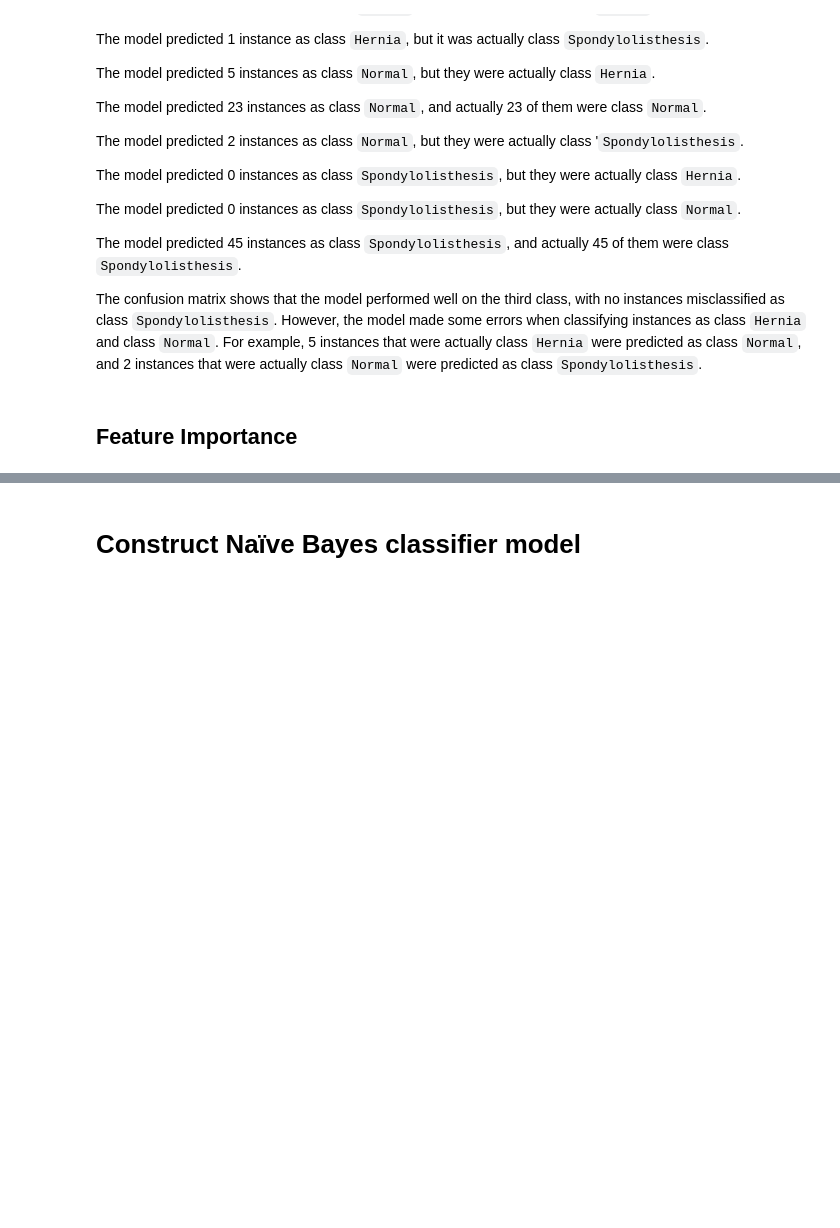
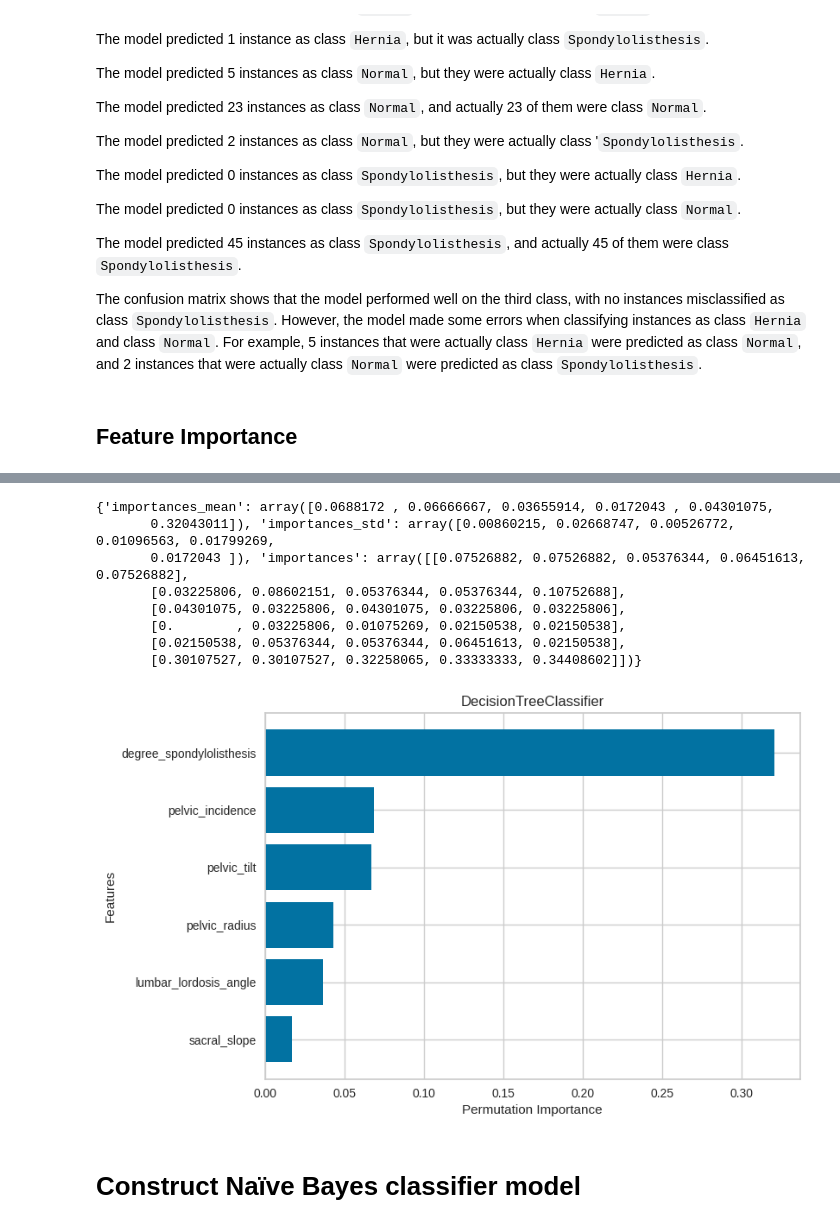
Before and after one commit to cityu-assignment/CS3481-assignment2, a Jupyter notebook: cs3481_asm.ipynb, the cells around one changed output, grey strips where cells are left out. Saved outputs shown, nothing was run; the diff lists cells and outputs as text; code cells hidden in the pictures; blank space fills up the shorter version.

```diff
--- a/cs3481_asm.ipynb
+++ b/cs3481_asm.ipynb
@@ -385,3 +405,15 @@ dtype: float64
+# %%
+plotPermutationImportance(componentTree)
+# %% [output]
+{'importances_mean': array([0.0688172 , 0.06666667, 0.03655914, 0.0172043 , 0.04301075,
+       0.32043011]), 'importances_std': array([0.00860215, 0.02668747, 0.00526772, 0.01096563, 0.01799269,
+       0.0172043 ]), 'importances': array([[0.07526882, 0.07526882, 0.05376344, 0.06451613, 0.07526882],
+       [0.03225806, 0.08602151, 0.05376344, 0.05376344, 0.10752688],
+       [0.04301075, 0.03225806, 0.04301075, 0.03225806, 0.03225806],
+       [0.        , 0.03225806, 0.01075269, 0.02150538, 0.02150538],
+       [0.02150538, 0.05376344, 0.05376344, 0.06451613, 0.02150538],
+       [0.30107527, 0.30107527, 0.32258065, 0.33333333, 0.34408602]])}
+[figure, added]
 # %% [markdown]
 # Construct Naïve Bayes classifier model
 # %%
```
Also changed, not shown: parts of 12 cells of this notebook.
